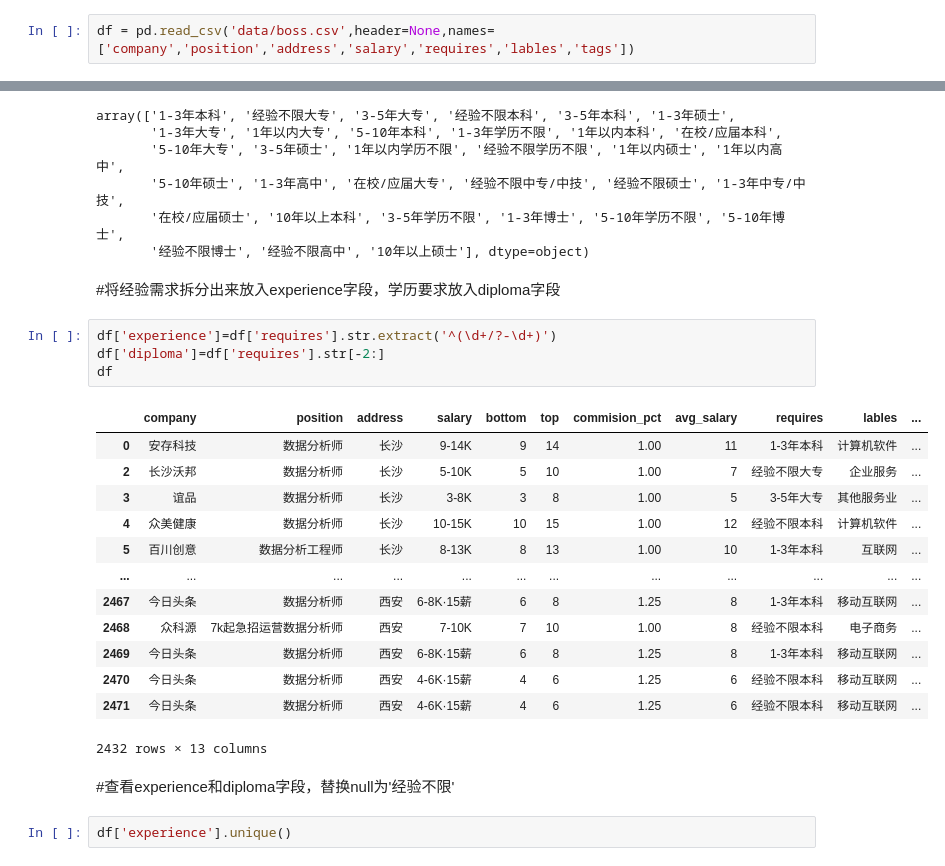
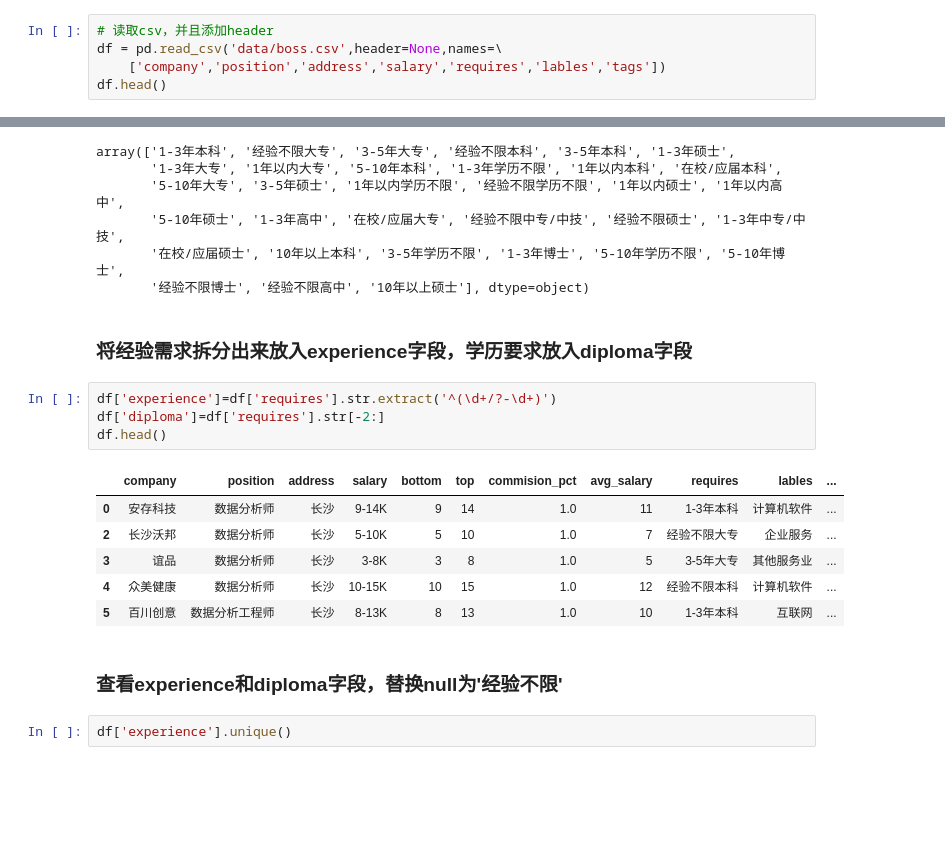
Before and after one commit to jplee1969/PythonSample, a Jupyter notebook: boss.ipynb, the cells around one changed output, grey strips where cells are left out. Cells and saved outputs as stored; diff of their text form; blank space fills up the shorter version.

```diff
--- a/boss.ipynb
+++ b/boss.ipynb
@@ -14,3 +18,6 @@ warnings.filterwarnings('ignore')
 # %%
-df = pd.read_csv('data/boss.csv',header=None,names=['company','position','address','salary','requires','lables','tags'])
+# 读取csv，并且添加header
+df = pd.read_csv('data/boss.csv',header=None,names=\
+    ['company','position','address','salary','requires','lables','tags'])
+df.head()
 # %% [output]
@@ -190,27 +196,20 @@ array(['1-3年本科', '经验不限大专', '3-5年大专', '经验不限本科
        '在校/应届硕士', '10年以上本科', '3-5年学历不限', '1-3年博士', '5-10年学历不限', '5-10年博士',
        '经验不限博士', '经验不限高中', '10年以上硕士'], dtype=object)
 # %% [markdown]
-#将经验需求拆分出来放入experience字段，学历要求放入diploma字段
+### 将经验需求拆分出来放入experience字段，学历要求放入diploma字段
 # %%
 df['experience']=df['requires'].str.extract('^(\d+/?-\d+)')
 df['diploma']=df['requires'].str[-2:]
-df
+df.head()
 # %% [output]
 |  | company | position | address | salary | bottom | top | commision_pct | avg_salary | requires | lables | ... |
-| 0 | 安存科技 | 数据分析师 | 长沙 | 9-14K | 9 | 14 | 1.00 | 11 | 1-3年本科 | 计算机软件 | ... |
-| 2 | 长沙沃邦 | 数据分析师 | 长沙 | 5-10K | 5 | 10 | 1.00 | 7 | 经验不限大专 | 企业服务 | ... |
-| 3 | 谊品 | 数据分析师 | 长沙 | 3-8K | 3 | 8 | 1.00 | 5 | 3-5年大专 | 其他服务业 | ... |
-| 4 | 众美健康 | 数据分析师 | 长沙 | 10-15K | 10 | 15 | 1.00 | 12 | 经验不限本科 | 计算机软件 | ... |
-| 5 | 百川创意 | 数据分析工程师 | 长沙 | 8-13K | 8 | 13 | 1.00 | 10 | 1-3年本科 | 互联网 | ... |
-| ... | ... | ... | ... | ... | ... | ... | ... | ... | ... | ... | ... |
-| 2467 | 今日头条 | 数据分析师 | 西安 | 6-8K·15薪 | 6 | 8 | 1.25 | 8 | 1-3年本科 | 移动互联网 | ... |
-| 2468 | 众科源 | 7k起急招运营数据分析师 | 西安 | 7-10K | 7 | 10 | 1.00 | 8 | 经验不限本科 | 电子商务 | ... |
-| 2469 | 今日头条 | 数据分析师 | 西安 | 6-8K·15薪 | 6 | 8 | 1.25 | 8 | 1-3年本科 | 移动互联网 | ... |
-| 2470 | 今日头条 | 数据分析师 | 西安 | 4-6K·15薪 | 4 | 6 | 1.25 | 6 | 经验不限本科 | 移动互联网 | ... |
-| 2471 | 今日头条 | 数据分析师 | 西安 | 4-6K·15薪 | 4 | 6 | 1.25 | 6 | 经验不限本科 | 移动互联网 | ... |
+| 0 | 安存科技 | 数据分析师 | 长沙 | 9-14K | 9 | 14 | 1.0 | 11 | 1-3年本科 | 计算机软件 | ... |
+| 2 | 长沙沃邦 | 数据分析师 | 长沙 | 5-10K | 5 | 10 | 1.0 | 7 | 经验不限大专 | 企业服务 | ... |
+| 3 | 谊品 | 数据分析师 | 长沙 | 3-8K | 3 | 8 | 1.0 | 5 | 3-5年大专 | 其他服务业 | ... |
+| 4 | 众美健康 | 数据分析师 | 长沙 | 10-15K | 10 | 15 | 1.0 | 12 | 经验不限本科 | 计算机软件 | ... |
+| 5 | 百川创意 | 数据分析工程师 | 长沙 | 8-13K | 8 | 13 | 1.0 | 10 | 1-3年本科 | 互联网 | ... |
-2432 rows × 13 columns
 # %% [markdown]
-#查看experience和diploma字段，替换null为'经验不限'
+### 查看experience和diploma字段，替换null为'经验不限'
 # %%
 df['experience'].unique()
 # %% [output]
```
Also changed, not shown: parts of 92 cells of this notebook.
